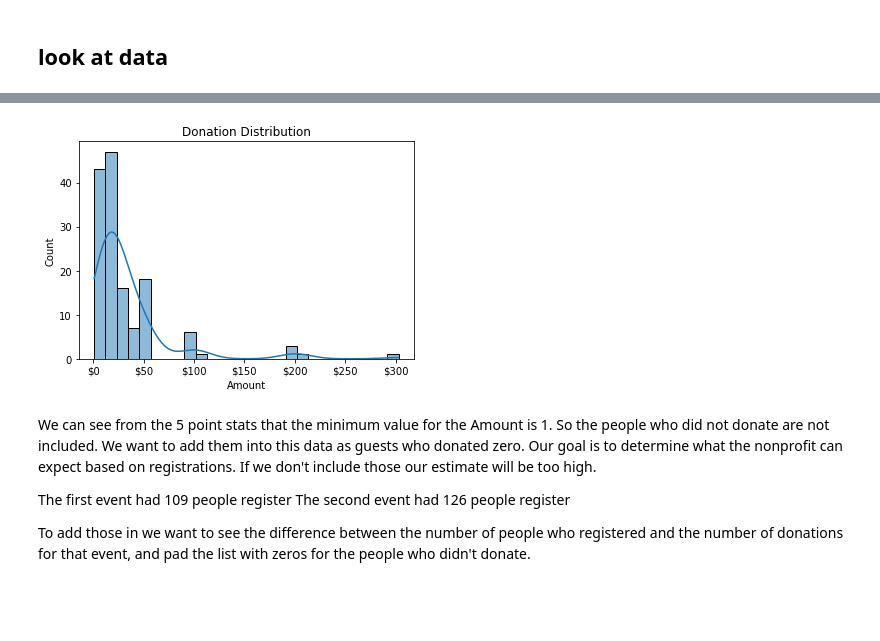
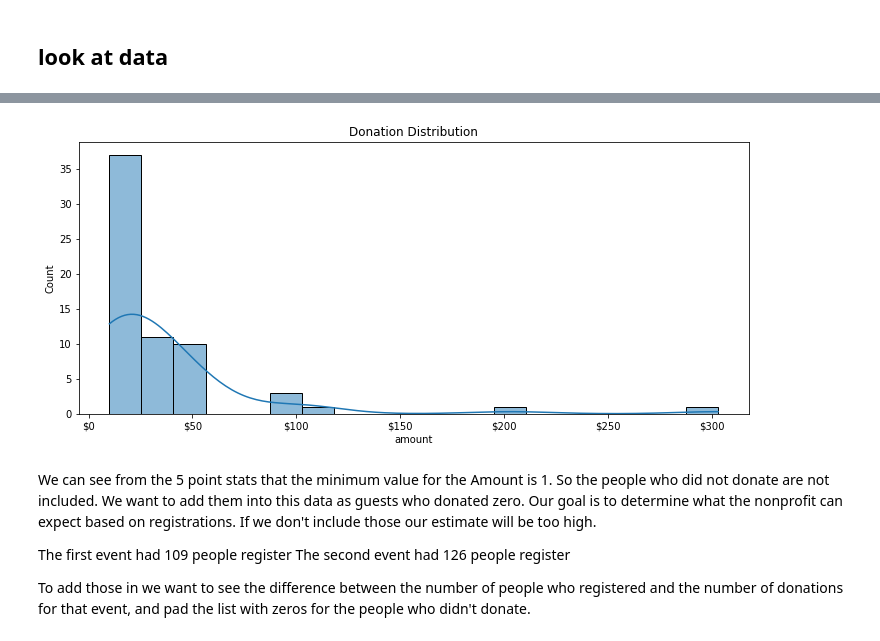
Before and after one commit to benbogart/blog-2-bootstrap, a Jupyter notebook: Projecting Donation Revenue.ipynb, the cells around one changed output, grey strips where cells are left out. Drawn from its saved outputs; the diff is of its cells as text; code cells hidden in the pictures; blank space fills up the shorter version.

```diff
--- a/Projecting Donation Revenue.ipynb
+++ b/Projecting Donation Revenue.ipynb
@@ -14,6 +18,6 @@ from scipy import stats
 from sklearn.utils import resample
 # %%
-# Get the data
-df = pd.read_csv('data/event_donations.csv', index_col=0)
+# Import the data into a Pandas Dataframe
+df = pd.read_csv('data/event_2_donations.csv', index_col=0)
 # %% [markdown]
 ## look at  data
@@ -38,12 +43,20 @@ dtype: float64
 # %%
-ax = sns.histplot(df.Amount, kde=True )
+# plot the distribution of the donations
 
+# set the size of the figure
+plt.figure(figsize=(12,5))
+
+# plot the histogram
+ax = sns.histplot(df.amount, kde=True)
+
+# set the title
 plt.title('Donation Distribution')
 
+# format the x axis as # amounts
 formatter = ticker.FormatStrFormatter('$%1.0f')
 ax.xaxis.set_major_formatter(formatter)
 # %% [output]
-[figure, old version]
+[figure, new version]
 # %% [markdown]
 We can see from the 5 point stats that the minimum value for the Amount is 1. So the people who did not donate are not included.  We want to add them into this data as guests who donated zero. Our goal is to determine what the nonprofit can expect based on registrations.  If we don't include those our estimate will be too high.
 
```
Also changed, not shown: parts of 51 cells of this notebook.
